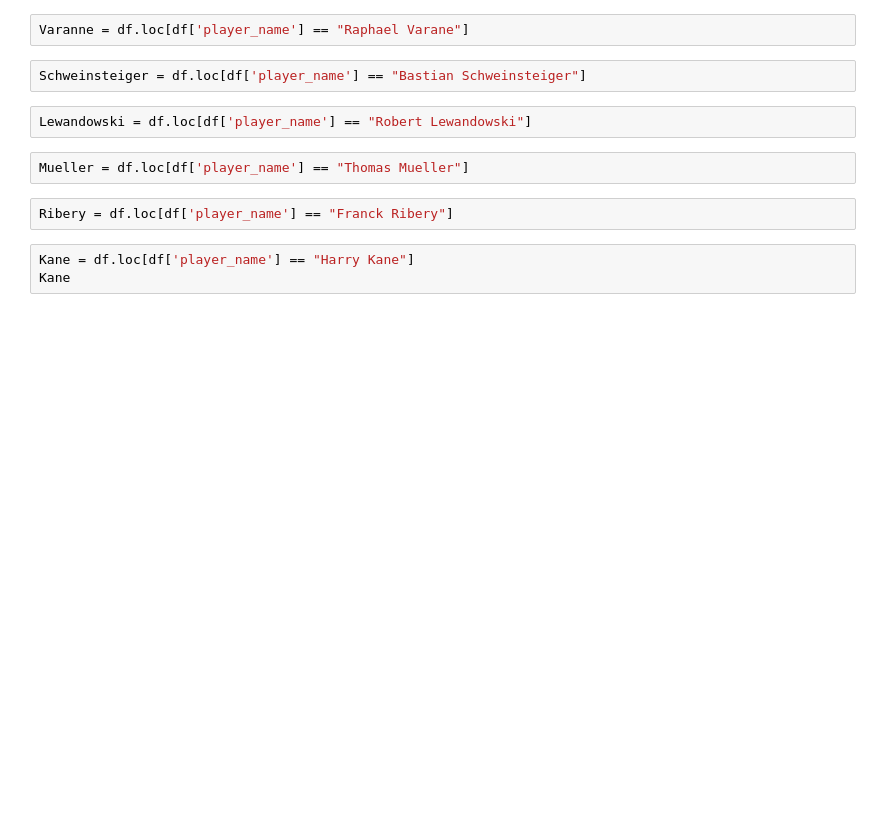
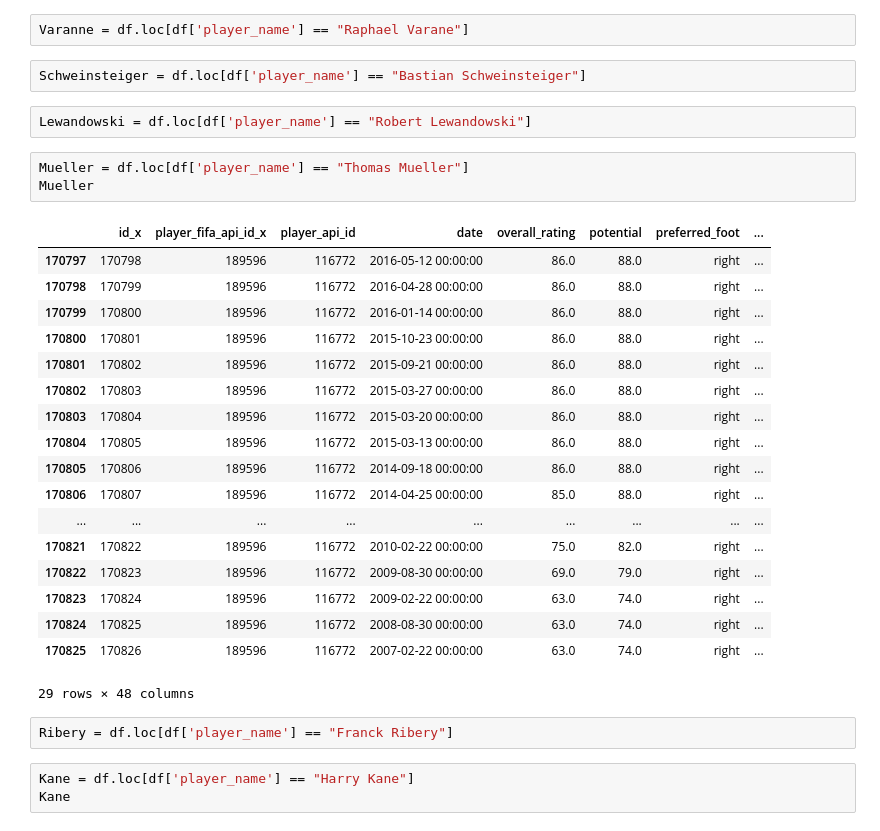
Before and after one commit to arditluzi1/DoppExercise2, a Jupyter notebook: notebooks/player_team_analysis.ipynb, the cells around one changed output. Saved outputs shown, nothing was run; the diff lists cells and outputs as text; blank space fills up the shorter version.

```diff
--- a/notebooks/player_team_analysis.ipynb
+++ b/notebooks/player_team_analysis.ipynb
@@ -202,6 +248,26 @@ Schweinsteiger = df.loc[df['player_name'] == "Bastian Schweinsteiger"]
 Lewandowski = df.loc[df['player_name'] == "Robert Lewandowski"]
 # %%
 Mueller = df.loc[df['player_name'] == "Thomas Mueller"]
+Mueller
+# %% [output]
+|  | id_x | player_fifa_api_id_x | player_api_id | date | overall_rating | potential | preferred_foot | ... |
+| 170797 | 170798 | 189596 | 116772 | 2016-05-12 00:00:00 | 86.0 | 88.0 | right | ... |
+| 170798 | 170799 | 189596 | 116772 | 2016-04-28 00:00:00 | 86.0 | 88.0 | right | ... |
+| 170799 | 170800 | 189596 | 116772 | 2016-01-14 00:00:00 | 86.0 | 88.0 | right | ... |
+| 170800 | 170801 | 189596 | 116772 | 2015-10-23 00:00:00 | 86.0 | 88.0 | right | ... |
+| 170801 | 170802 | 189596 | 116772 | 2015-09-21 00:00:00 | 86.0 | 88.0 | right | ... |
+| 170802 | 170803 | 189596 | 116772 | 2015-03-27 00:00:00 | 86.0 | 88.0 | right | ... |
+| 170803 | 170804 | 189596 | 116772 | 2015-03-20 00:00:00 | 86.0 | 88.0 | right | ... |
+| 170804 | 170805 | 189596 | 116772 | 2015-03-13 00:00:00 | 86.0 | 88.0 | right | ... |
+| 170805 | 170806 | 189596 | 116772 | 2014-09-18 00:00:00 | 86.0 | 88.0 | right | ... |
+| 170806 | 170807 | 189596 | 116772 | 2014-04-25 00:00:00 | 85.0 | 88.0 | right | ... |
+| ... | ... | ... | ... | ... | ... | ... | ... | ... |
+| 170821 | 170822 | 189596 | 116772 | 2010-02-22 00:00:00 | 75.0 | 82.0 | right | ... |
+| 170822 | 170823 | 189596 | 116772 | 2009-08-30 00:00:00 | 69.0 | 79.0 | right | ... |
+| 170823 | 170824 | 189596 | 116772 | 2009-02-22 00:00:00 | 63.0 | 74.0 | right | ... |
+| 170824 | 170825 | 189596 | 116772 | 2008-08-30 00:00:00 | 63.0 | 74.0 | right | ... |
+| 170825 | 170826 | 189596 | 116772 | 2007-02-22 00:00:00 | 63.0 | 74.0 | right | ... |
+29 rows × 48 columns
 # %%
 Ribery = df.loc[df['player_name'] == "Franck Ribery"]
 # %%
```
Also changed, not shown: parts of 17 cells of this notebook.
